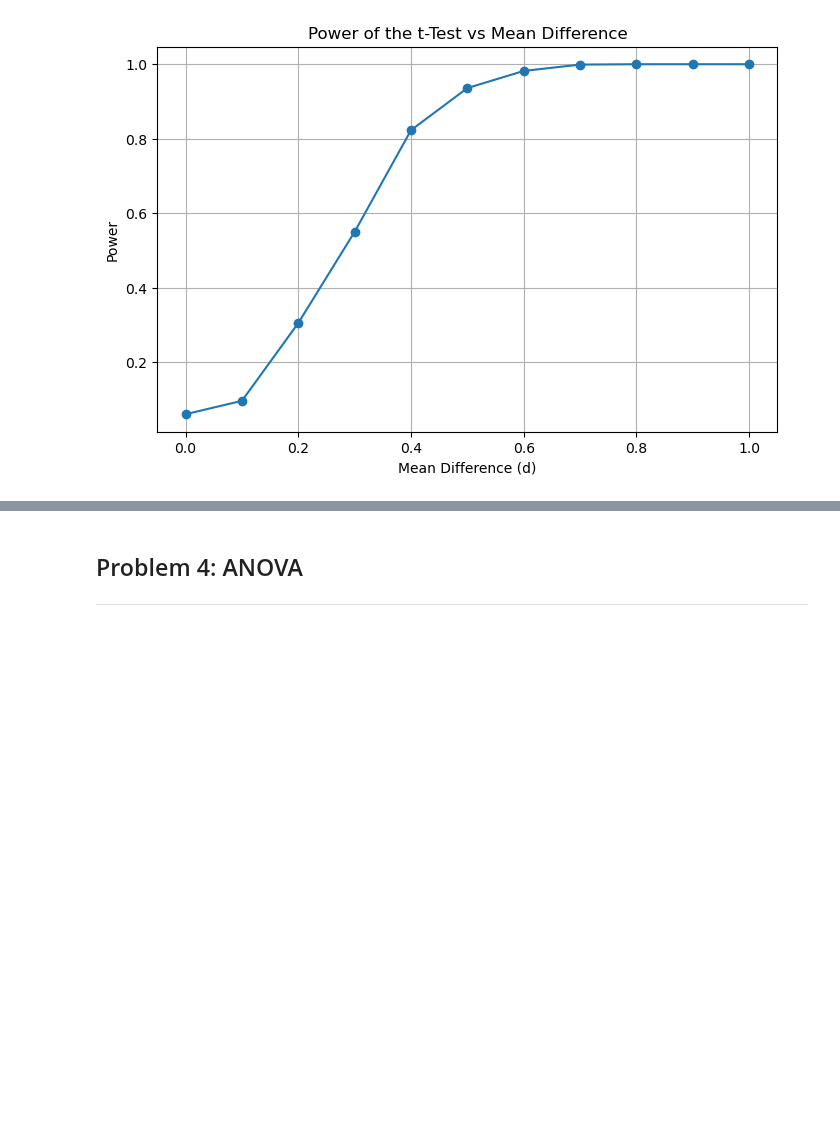
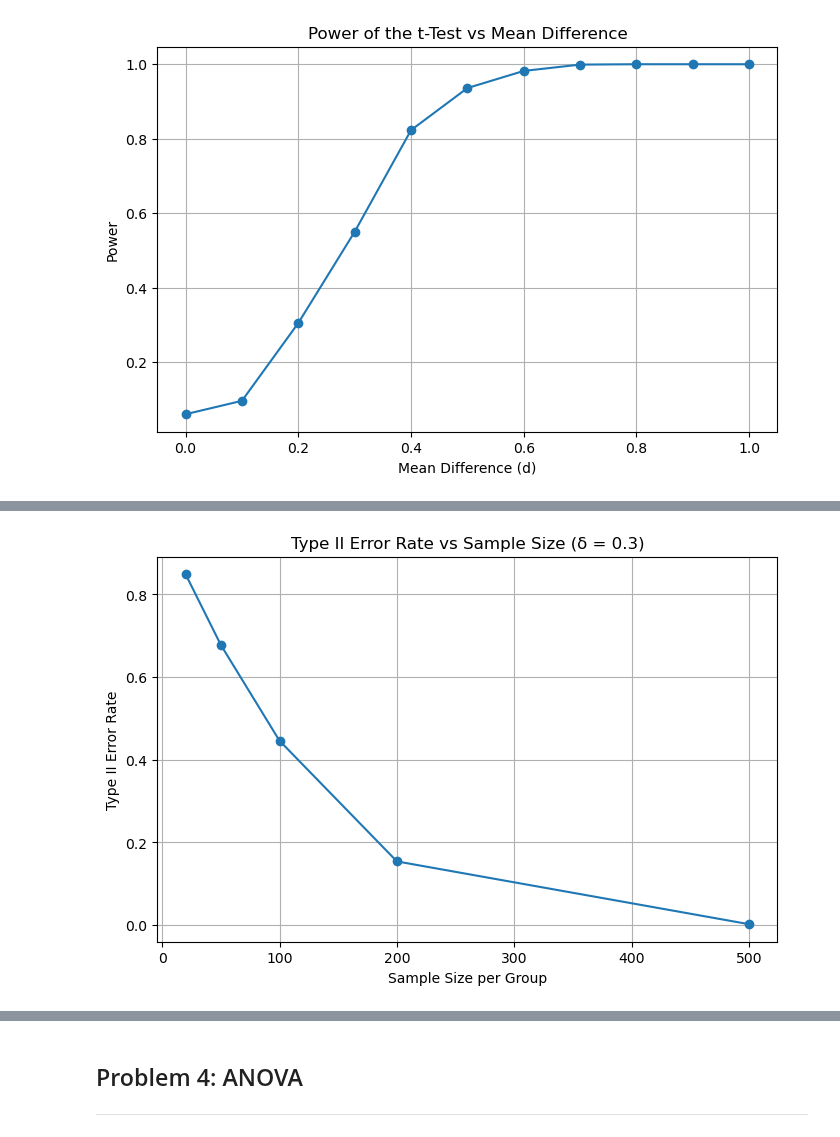
Before and after one commit to FabianeCancian/Applied-statistics, a Jupyter notebook: problems.ipynb, the cells around one changed output, grey strips where cells are left out. Saved outputs shown, nothing was run; the diff lists cells and outputs as text; code cells hidden in the pictures; blank space fills up the shorter version.

```diff
--- a/problems.ipynb
+++ b/problems.ipynb
@@ -265,0 +299,37 @@ plt.show()
+# %%
+np.random.seed(42)
+
+alpha = 0.05
+n_simulations = 1000
+delta = 0.3                 # fixed mean difference
+sample_sizes = [20, 50, 100, 200, 500]
+# %%
+def type_ii_error_rate(delta, n, n_simulations=1000, alpha=0.05):
+    failures = 0
+
+    for _ in range(n_simulations):
+        x = np.random.normal(0, 1, n)
+        y = np.random.normal(delta, 1, n)
+
+        _, p = ttest_ind(x, y, equal_var=True)
+
+        if p >= alpha:
+            failures += 1
+
+    return failures / n_simulations
+# %%
+type_ii_errors_n = np.array([
+    type_ii_error_rate(delta, n) for n in sample_sizes
+])
+
+power_n = 1 - type_ii_errors_n
+# %%
+plt.figure(figsize=(8, 5))
+plt.plot(sample_sizes, type_ii_errors_n, marker='o')
+plt.xlabel("Sample Size per Group")
+plt.ylabel("Type II Error Rate")
+plt.title(f"Type II Error Rate vs Sample Size (δ = {delta})")
+plt.grid(True)
+plt.show()
+# %% [output]
+[figure, added]
```
Also changed, not shown: parts of 11 cells of this notebook.
